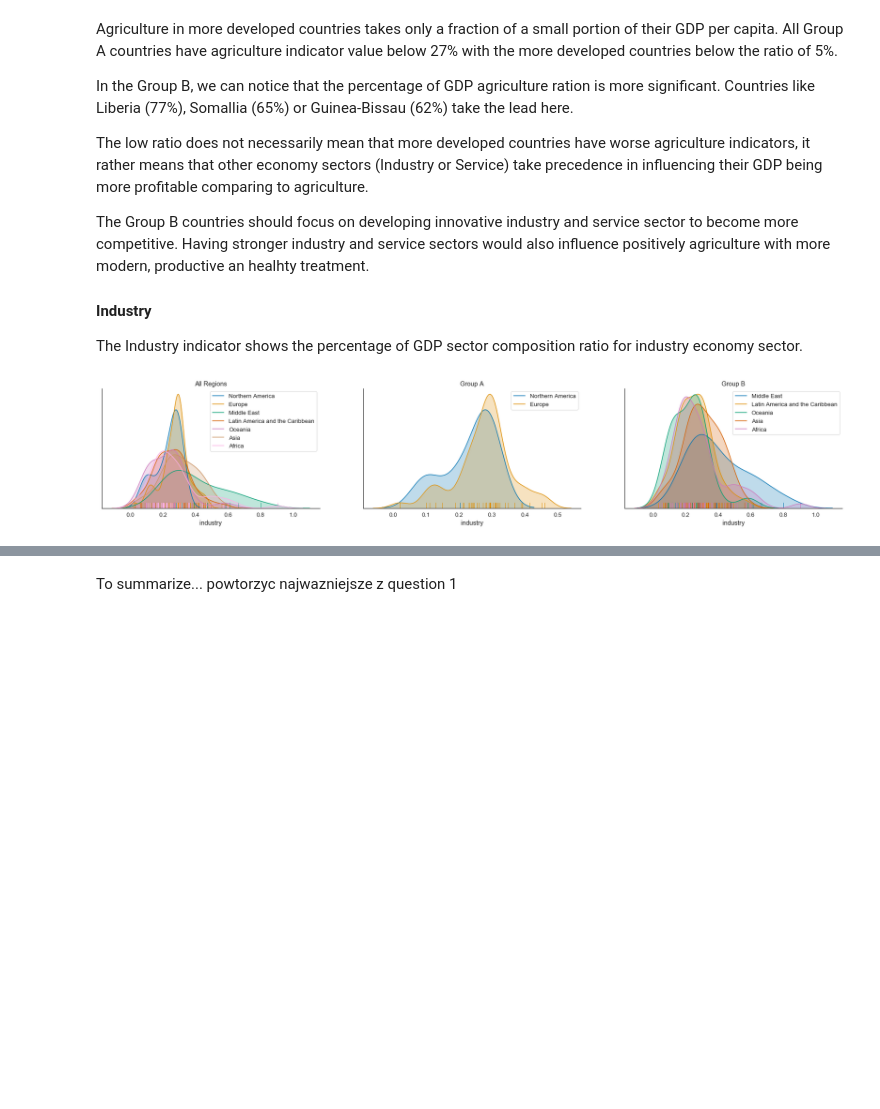
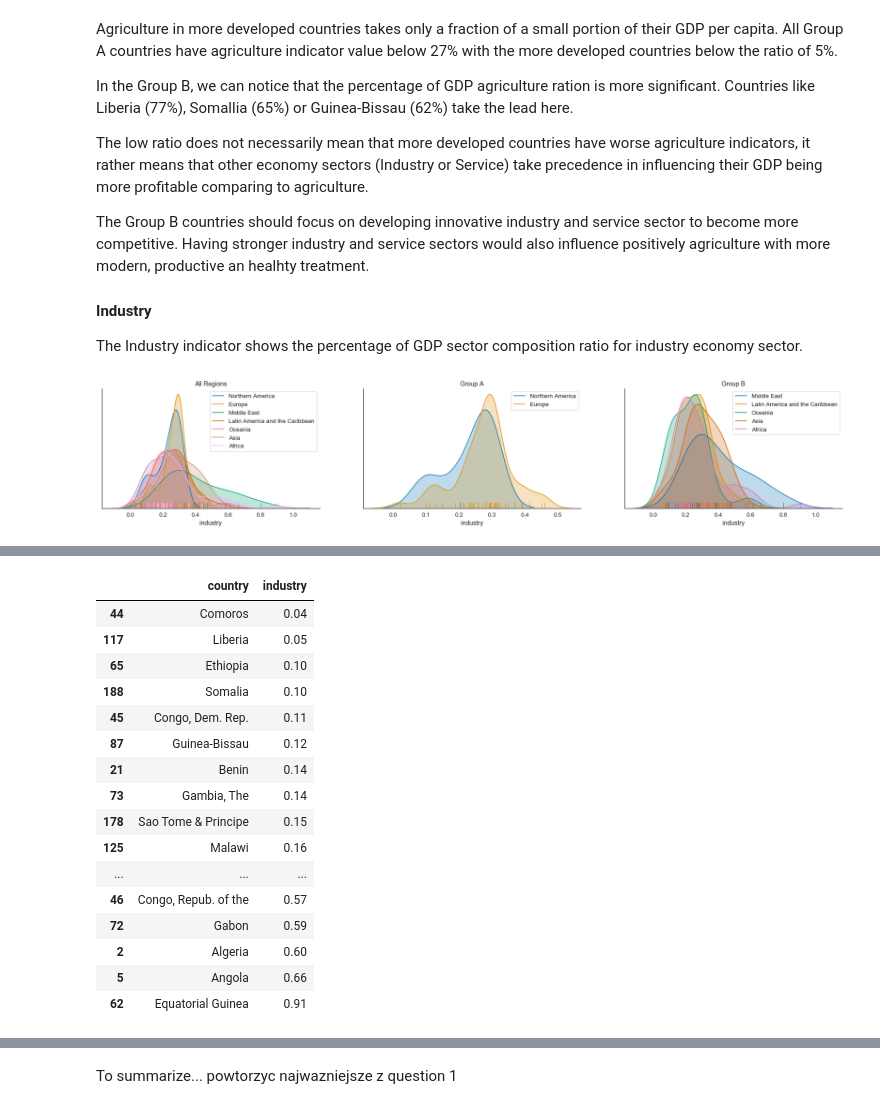
Before and after one commit to ksatola/Countries-of-the-World, a Jupyter notebook: workbook.ipynb, the cells around one changed output, grey strips where cells are left out. Cells and saved outputs as stored; diff of their text form; code cells hidden in the pictures; blank space fills up the shorter version.

```diff
--- a/workbook.ipynb
+++ b/workbook.ipynb
@@ -1099,0 +1126,20 @@ percentage of GDP sector composition ratio for service economy sector (znalezc l
+# %%
+df[df['region2'] == 'Africa'][['country', 'industry']].sort_values(by=['industry'], ascending=True).head(200)
+# %% [output]
+|  | country | industry |
+| 44 | Comoros | 0.04 |
+| 117 | Liberia | 0.05 |
+| 65 | Ethiopia | 0.10 |
+| 188 | Somalia | 0.10 |
+| 45 | Congo, Dem. Rep. | 0.11 |
+| 87 | Guinea-Bissau | 0.12 |
+| 21 | Benin | 0.14 |
+| 73 | Gambia, The | 0.14 |
+| 178 | Sao Tome & Principe | 0.15 |
+| 125 | Malawi | 0.16 |
+| ... | ... | ... |
+| 46 | Congo, Repub. of the | 0.57 |
+| 72 | Gabon | 0.59 |
+| 2 | Algeria | 0.60 |
+| 5 | Angola | 0.66 |
+| 62 | Equatorial Guinea | 0.91 |
```
Also changed, not shown: parts of 8 cells of this notebook.
